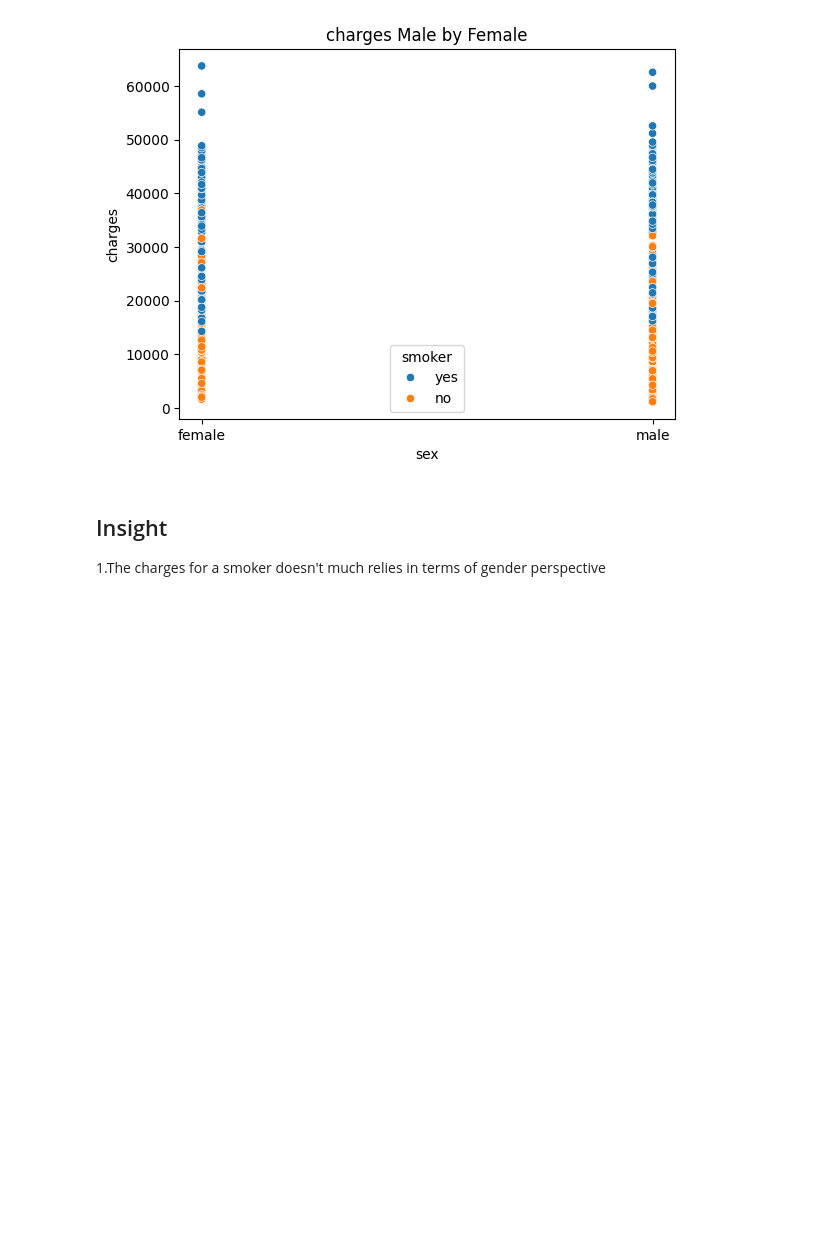
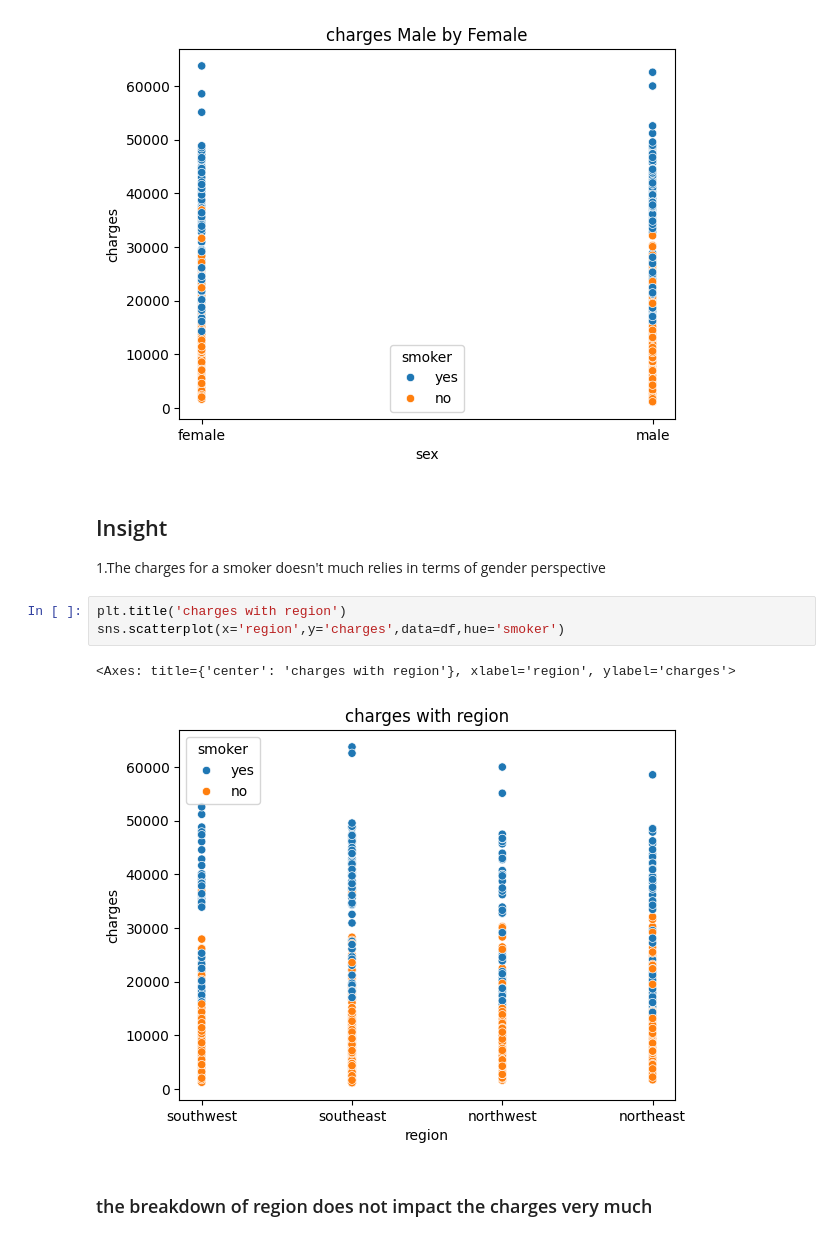
Before and after one commit to kartik23-2/EXploratorydataAnalysis, a Jupyter notebook: Medical charges analysis/chargesEDA.ipynb, the cells around one changed output. Saved outputs shown, nothing was run; the diff lists cells and outputs as text; blank space fills up the shorter version.

Commit message:
more visual analysing component added

```diff
--- a/Medical charges analysis/chargesEDA.ipynb
+++ b/Medical charges analysis/chargesEDA.ipynb
@@ -196,3 +196,11 @@ plt.show()
 # %% [markdown]
 ## Insight
 1.The charges for a smoker doesn't much relies in terms of gender perspective
+# %%
+plt.title('charges with region')
+sns.scatterplot(x='region',y='charges',data=df,hue='smoker')
+# %% [output]
+<Axes: title={'center': 'charges with region'}, xlabel='region', ylabel='charges'>
+[figure, added]
+# %% [markdown]
+### the breakdown of region does not impact the charges very much
```
Also changed, not shown: parts of 1 cell of this notebook.
